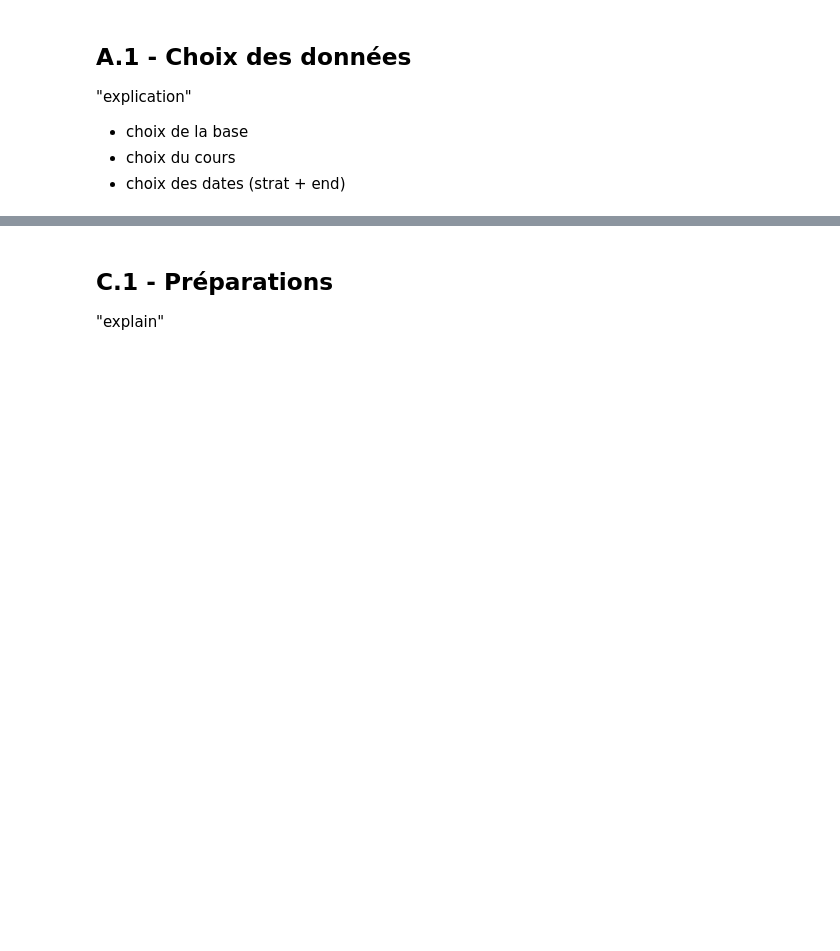
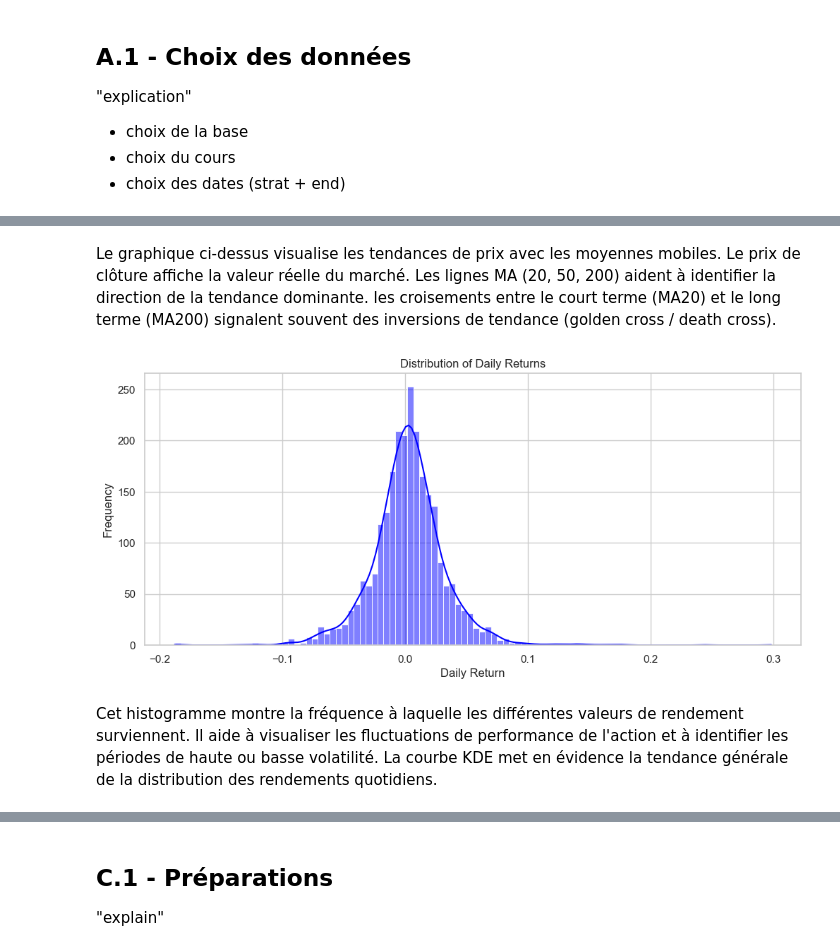
Before and after one commit to JoelKt29/Python-pour-la-data, a Jupyter notebook: NoteBook.ipynb, the cells around one changed output, grey strips where cells are left out. Saved outputs shown, nothing was run; the diff lists cells and outputs as text; code cells hidden in the pictures; blank space fills up the shorter version.

```diff
--- a/NoteBook.ipynb
+++ b/NoteBook.ipynb
@@ -48,15 +53,15 @@ On va voir comment sont les données
 # %%
-# TODO : commentaire -> faire 1 seul gro commentaire ici
-# Check column names and data types
-# Rigorous cleaning involves checking for missing values and ensuring correct data types.
-nvda_data.dtypes
+# On ne garde que les variables essentielles pour l'analyse, L'API Yfinance importe des fois d'autres variables inutiles pour notre projet
+columns_to_keep = ['Date', 'Close_NVDA', 'High_NVDA', 'Low_NVDA', 'Open_NVDA', 'Volume_NVDA']
+nvda_data = nvda_data[columns_to_keep]
 
-# Check for missing values
+
+
+# On regarde si des données sont manquantes, ce qui est assez rare avec Yahoo finance.
 nvda_data.isnull().sum()
-# Basic info
+# Parfois l'API peut renvoyer deux fois la même journée, on cherche si il y a des doublons.
+nvda_data['Date'].duplicated().sum()
 nvda_data.info()
-# Basic descriptive statistics
-nvda_data.describe()
 
-# Check correlation between features
-nvda_data.corr()
+#La base de données est clean, donc on la telecharge au format .csv
+nvda_data.to_csv("nvda_stock_data.csv")
@@ -112,3 +124,6 @@ nvda_data['Daily_Return'] = nvda_data['Close_NVDA'].pct_change()
+# %%
+# Rendement cumulé (en supposant un investissement initial de 1)
+nvda_data['Cumulative_Return'] = (1 + nvda_data['Daily_Return']).cumprod()
 # %%
 nvda_data['MA20'] = nvda_data['Close_NVDA'].rolling(window=20).mean()
 nvda_data['MA50'] = nvda_data['Close_NVDA'].rolling(window=50).mean()
@@ -117,0 +144,4 @@ nvda_data['Volatility'] = nvda_data['Daily_Return'].rolling(window=20).std()
+# %%
+nvda_data['Volume_Change'] = nvda_data['Volume_NVDA'].pct_change()
+rolling_max = nvda_data['Close_NVDA'].cummax()
+nvda_data['Drawdown'] = (nvda_data['Close_NVDA'] - rolling_max) / rolling_max
@@ -168,10 +171,19 @@ plt.show()
+# %% [markdown]
+Le graphique ci-dessus visualise les tendances de prix avec les moyennes mobiles.
+Le prix de clôture affiche la valeur réelle du marché.
+Les lignes MA (20, 50, 200) aident à identifier la direction de la tendance dominante.
+les croisements entre le court terme (MA20) et le long terme (MA200) signalent souvent des inversions de tendance (golden cross / death cross).
 # %%
-#cell2
-
 plt.figure(figsize=(12,5))
-sns.histplot(nvda_data['Daily_Return'], bins=100, kde=True, color='purple')
+sns.histplot(nvda_data['Daily_Return'], bins=100, kde=True, color='blue')
 plt.title("Distribution of Daily Returns")
 plt.xlabel("Daily Return")
 plt.ylabel("Frequency")
 plt.show()
+# %% [output]
+[figure, added]
+# %% [markdown]
+Cet histogramme montre la fréquence à laquelle les différentes valeurs de rendement surviennent.
+Il aide à visualiser les fluctuations de performance de l'action et à identifier les périodes de haute ou basse volatilité.
+La courbe KDE met en évidence la tendance générale de la distribution des rendements quotidiens.
 # %%
```
Also changed, not shown: parts of 33 cells of this notebook.
